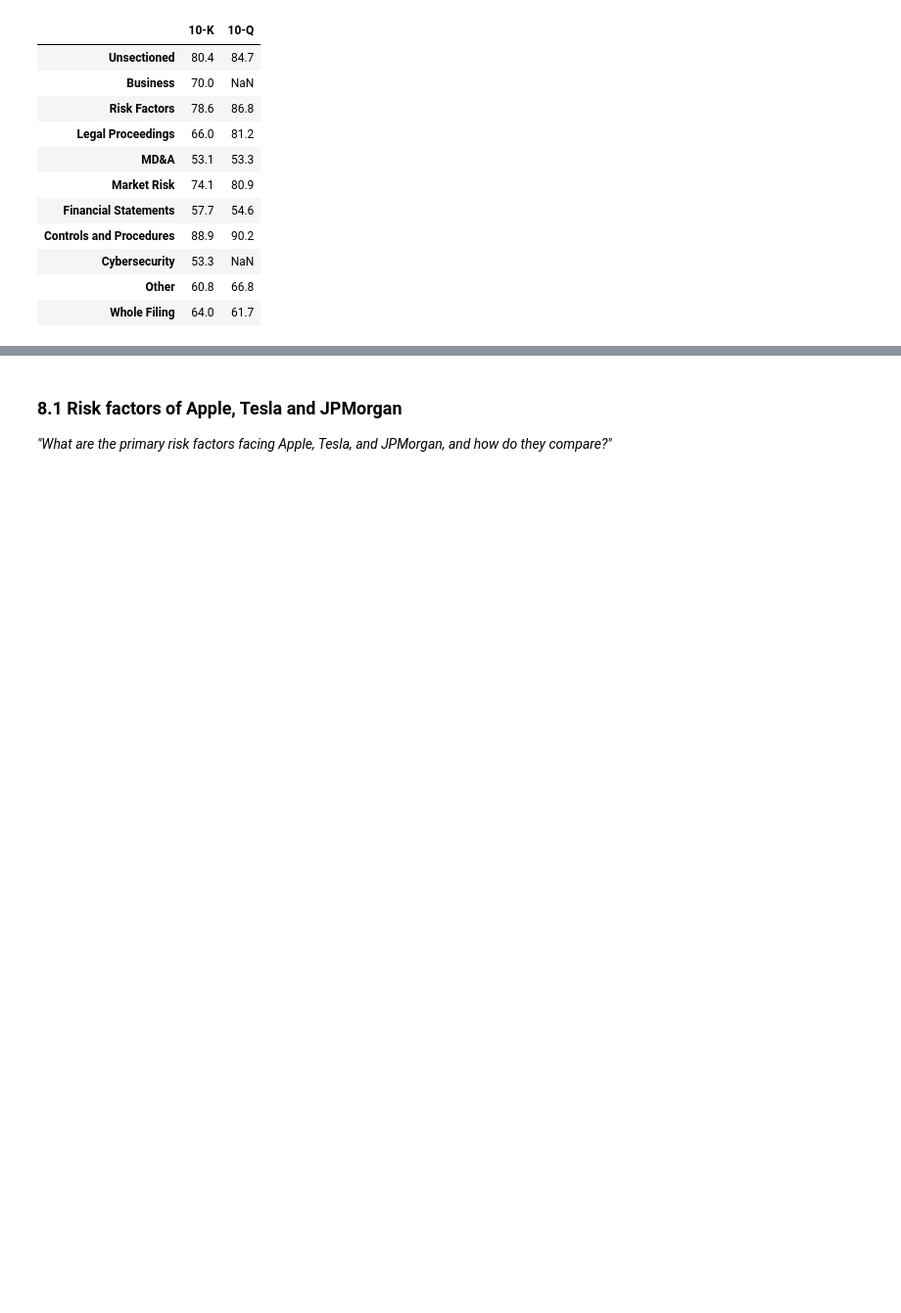
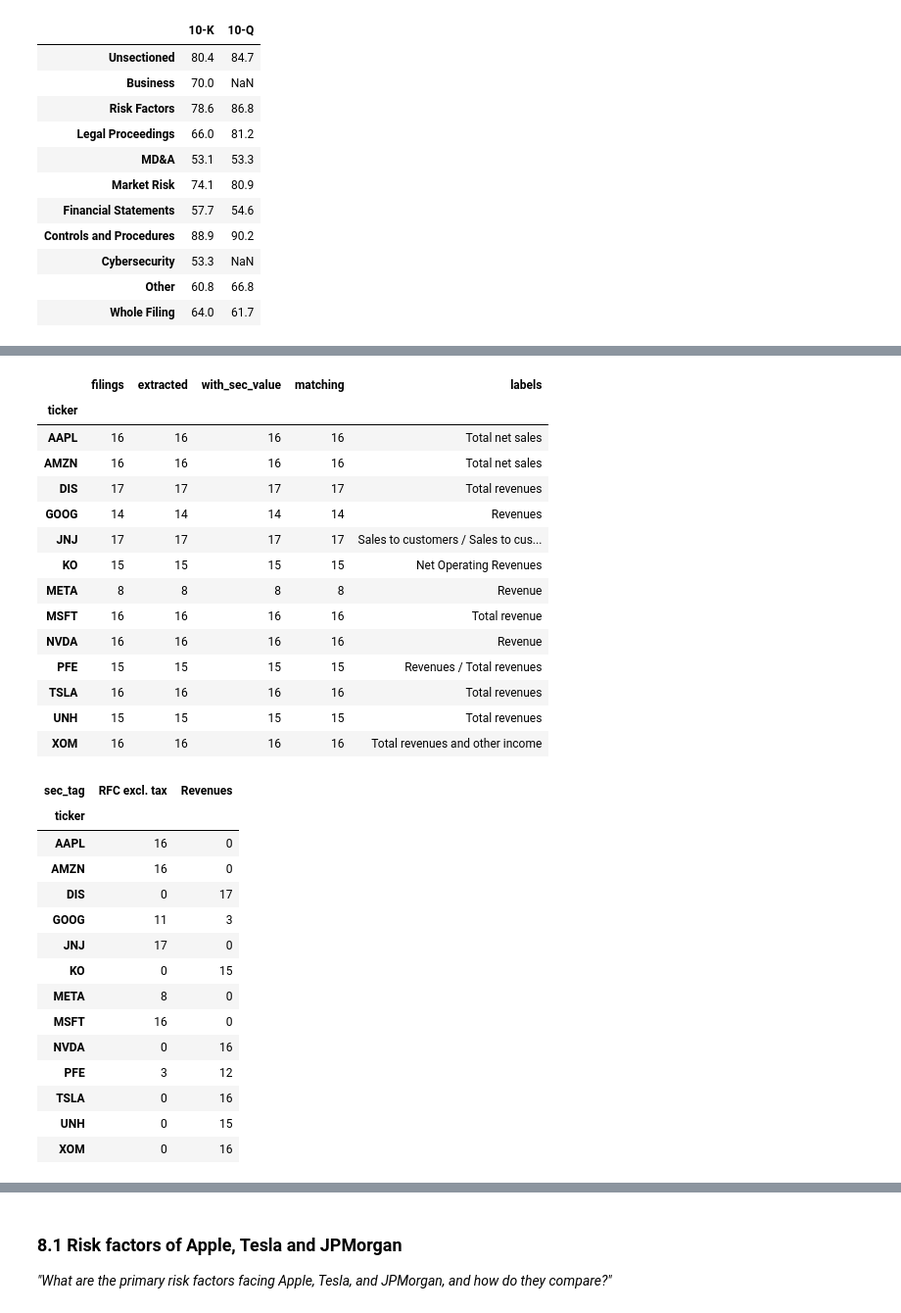
Before and after one commit to dwest1507/eliza-assessment, a Jupyter notebook: backend/notebooks/eda.ipynb, the cells around one changed output, grey strips where cells are left out. Shown at 98% size. Saved outputs shown, nothing was run; the diff lists cells and outputs as text; code cells hidden in the pictures; blank space fills up the shorter version.

```diff
--- a/backend/notebooks/eda.ipynb
+++ b/backend/notebooks/eda.ipynb
@@ -1932,0 +2010,49 @@ a genuinely absent Item).
+# %%
+by_company = revenue.groupby("ticker").agg(
+    filings=("filing_id", "size"),
+    extracted=("extracted", "count"),
+    with_sec_value=("sec_value", "count"),
+    matching=("match", "sum"),
+    labels=("label", lambda s: " / ".join(sorted(set(s.dropna())))),
+)
+display(by_company)
+
+# Which SEC tag holds each Company's revenue, Filing by Filing ("RFC excl. tax" is
+# RevenueFromContractWithCustomerExcludingAssessedTax).
+pd.crosstab(
+    revenue["ticker"],
+    revenue["sec_tag"].replace(
+        {"RevenueFromContractWithCustomerExcludingAssessedTax": "RFC excl. tax"}
+    ),
+)
+# %% [output]
+|  | filings | extracted | with_sec_value | matching | labels |
+| ticker |  |  |  |  |  |
+| AAPL | 16 | 16 | 16 | 16 | Total net sales |
+| AMZN | 16 | 16 | 16 | 16 | Total net sales |
+| DIS | 17 | 17 | 17 | 17 | Total revenues |
+| GOOG | 14 | 14 | 14 | 14 | Revenues |
+| JNJ | 17 | 17 | 17 | 17 | Sales to customers / Sales to cus... |
+| KO | 15 | 15 | 15 | 15 | Net Operating Revenues |
+| META | 8 | 8 | 8 | 8 | Revenue |
+| MSFT | 16 | 16 | 16 | 16 | Total revenue |
+| NVDA | 16 | 16 | 16 | 16 | Revenue |
+| PFE | 15 | 15 | 15 | 15 | Revenues / Total revenues |
+| TSLA | 16 | 16 | 16 | 16 | Total revenues |
+| UNH | 15 | 15 | 15 | 15 | Total revenues |
+| XOM | 16 | 16 | 16 | 16 | Total revenues and other income |
+| sec_tag | RFC excl. tax | Revenues |
+| ticker |  |  |
+| AAPL | 16 | 0 |
+| AMZN | 16 | 0 |
+| DIS | 0 | 17 |
+| GOOG | 11 | 3 |
+| JNJ | 17 | 0 |
+| KO | 0 | 15 |
+| META | 8 | 0 |
+| MSFT | 16 | 0 |
+| NVDA | 0 | 16 |
+| PFE | 3 | 12 |
+| TSLA | 0 | 16 |
+| UNH | 0 | 15 |
+| XOM | 0 | 16 |
```
Also changed, not shown: parts of 12 cells of this notebook, 9 other files.
